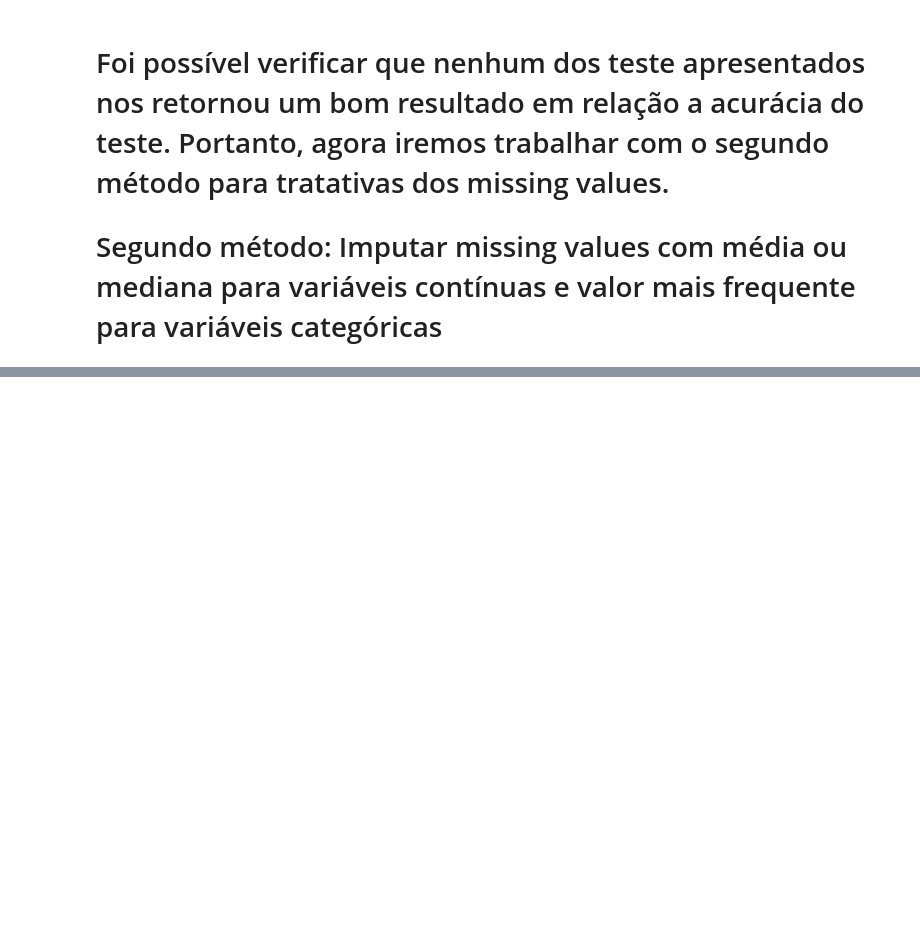
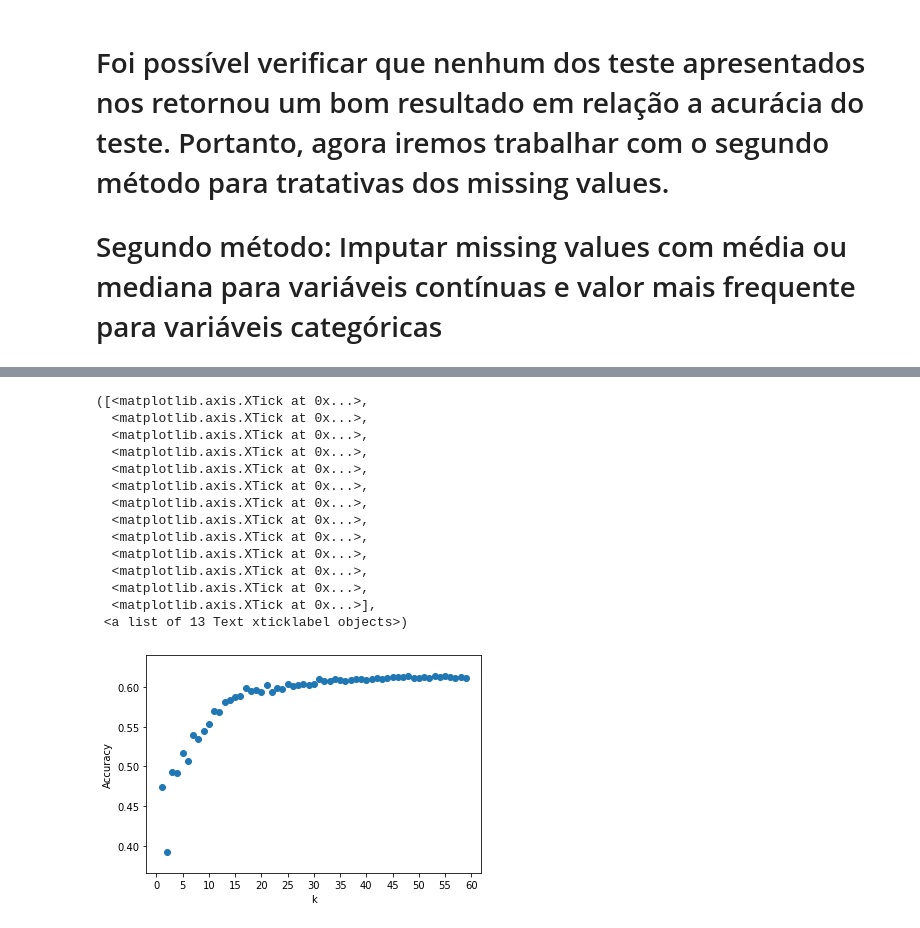
Before and after one commit to alisonascimento/distocia, a Jupyter notebook: Distocia.ipynb, the cells around one changed output, grey strips where cells are left out. Drawn from its saved outputs; the diff is of its cells as text; code cells hidden in the pictures; blank space fills up the shorter version.

```diff
--- a/Distocia.ipynb
+++ b/Distocia.ipynb
@@ -593,0 +316,4 @@ plt.show()
+# %%
+names = df2.select_dtypes(['float']).columns
+for i in names:
+    df2[i].replace(np.NaN, df2[i].mean(), inplace=True)
@@ -593,0 +324,6 @@ plt.show()
+# %%
+# df2.info()
+# Somente Multiparidade contém valor missing
+# df2['Multiparidade'].value_counts()
+df2['Multiparidade'].fillna('primeira', inplace=True)
+# Substituido pelo valor mais frequente
@@ -593,0 +332,4 @@ plt.show()
+# %%
+df2 = pd.get_dummies(df2, columns=["Bezerro deste parto", "Tipo de prenhez", "Multiparidade", "Estações do ano"], drop_first=True)
+
+df2.head()
@@ -593,0 +344,3 @@ plt.show()
+# %%
+X = df2.drop(columns='Situação do parto').copy()
+y = df2['Situação do parto'].copy()
@@ -593,0 +351,35 @@ plt.show()
+# %%
+from sklearn.neighbors import KNeighborsClassifier
+
+X_train, X_test, y_train, y_test = train_test_split(X, y, random_state=0)
+
+k_range = range(1,60)
+scores = []
+
+for k in k_range:
+    knn = KNeighborsClassifier(n_neighbors = k)
+    knn.fit(X_train, y_train)
+    scores.append(knn.score(X_test, y_test))
+
+%matplotlib inline
+plt.figure()
+plt.xlabel('k')
+plt.ylabel('Accuracy')
+plt.scatter(k_range, scores)
+plt.xticks(range(0,65,5))
+# %% [output]
+([<matplotlib.axis.XTick at 0x...>,
+  <matplotlib.axis.XTick at 0x...>,
+  <matplotlib.axis.XTick at 0x...>,
+  <matplotlib.axis.XTick at 0x...>,
+  <matplotlib.axis.XTick at 0x...>,
+  <matplotlib.axis.XTick at 0x...>,
+  <matplotlib.axis.XTick at 0x...>,
+  <matplotlib.axis.XTick at 0x...>,
+  <matplotlib.axis.XTick at 0x...>,
+  <matplotlib.axis.XTick at 0x...>,
+  <matplotlib.axis.XTick at 0x...>,
+  <matplotlib.axis.XTick at 0x...>,
+  <matplotlib.axis.XTick at 0x...>],
+ <a list of 13 Text xticklabel objects>)
+[figure, added]
```
Also changed, not shown: parts of 61 cells of this notebook, 4 other files.
